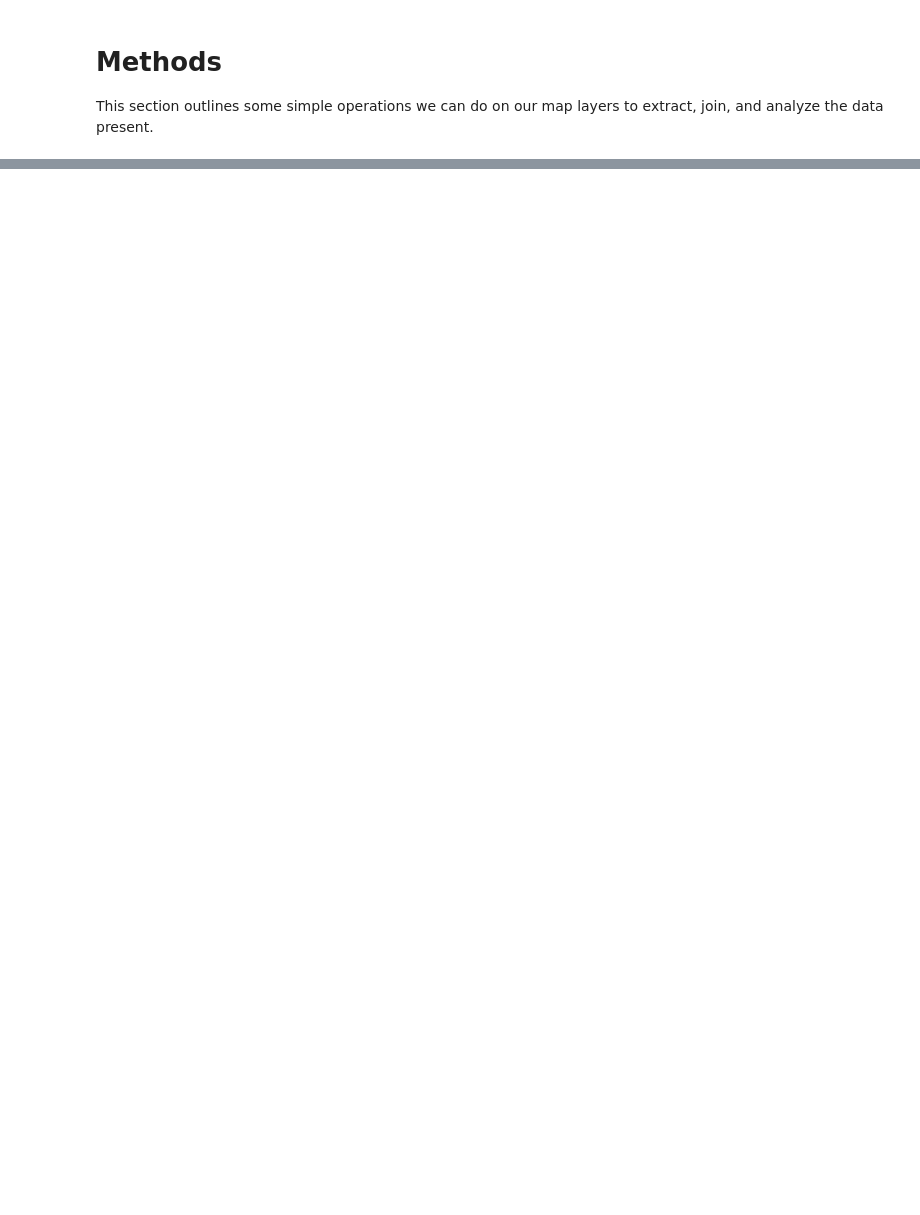
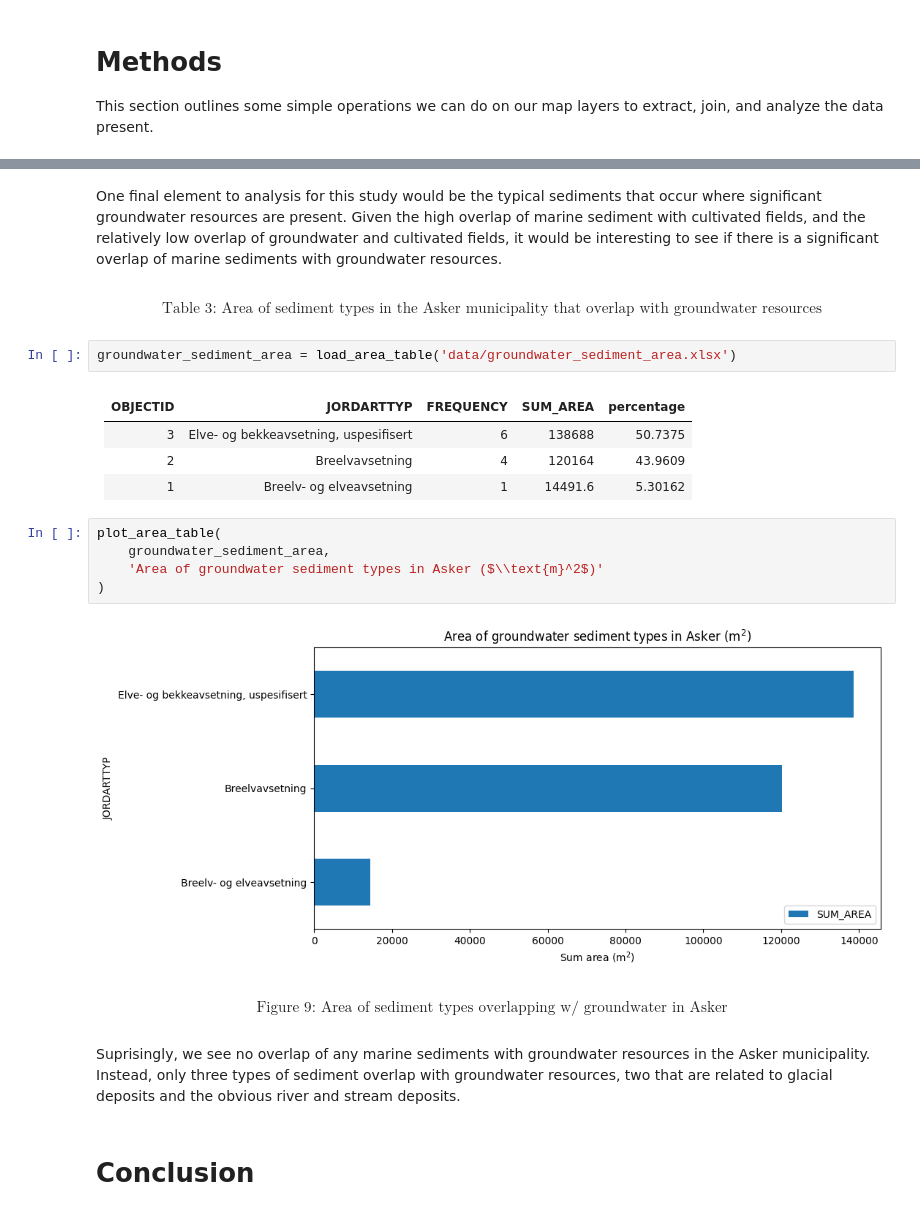
Before and after one commit to pmhalvor/geo4460, a Jupyter notebook: lab/GIS3/Halvorsen_GEO4460_GIS3.ipynb, the cells around one changed output, grey strips where cells are left out. Drawn from its saved outputs; the diff is of its cells as text; blank space fills up the shorter version.

```diff
--- a/lab/GIS3/Halvorsen_GEO4460_GIS3.ipynb
+++ b/lab/GIS3/Halvorsen_GEO4460_GIS3.ipynb
@@ -162,0 +284,31 @@ Sediment and ground water
+# %% [markdown]
+One final element to analysis for this study would be the typical sediments that occur where significant groundwater resources are present.
+Given the high overlap of marine sediment with cultivated fields, and the relatively low overlap of groundwater and cultivated fields, it would be interesting to see if there is a significant overlap of marine sediments with groundwater resources.
+# %% [markdown]
+$$
+\text{Table 3: Area of sediment types in the Asker municipality that overlap with groundwater resources}
+$$
+# %%
+groundwater_sediment_area = load_area_table('data/groundwater_sediment_area.xlsx')
+# %% [output]
+|   OBJECTID | JORDARTTYP                            |   FREQUENCY |   SUM_AREA |   percentage |
+|-----------:|:--------------------------------------|------------:|-----------:|-------------:|
+|          3 | Elve- og bekkeavsetning, uspesifisert |           6 |   138688   |     50.7375  |
+|          2 | Breelvavsetning                       |           4 |   120164   |     43.9609  |
+|          1 | Breelv- og elveavsetning              |           1 |    14491.6 |      5.30162 |
+# %%
+plot_area_table(
+    groundwater_sediment_area,
+    'Area of groundwater sediment types in Asker ($\\text{m}^2$)'
+)
+# %% [output]
+[figure, added]
+# %% [markdown]
+$$
+\text{Figure 9: Area of sediment types overlapping w/ groundwater in Asker}
+$$
+# %% [markdown]
+Suprisingly, we see no overlap of any marine sediments with groundwater resources in the Asker municipality.
+Instead, only three types of sediment overlap with groundwater resources, two that are related to glacial deposits and the obvious river and stream deposits.
+# %% [markdown]
+# Conclusion
```
Also changed, not shown: parts of 27 cells of this notebook, 8 other files.
